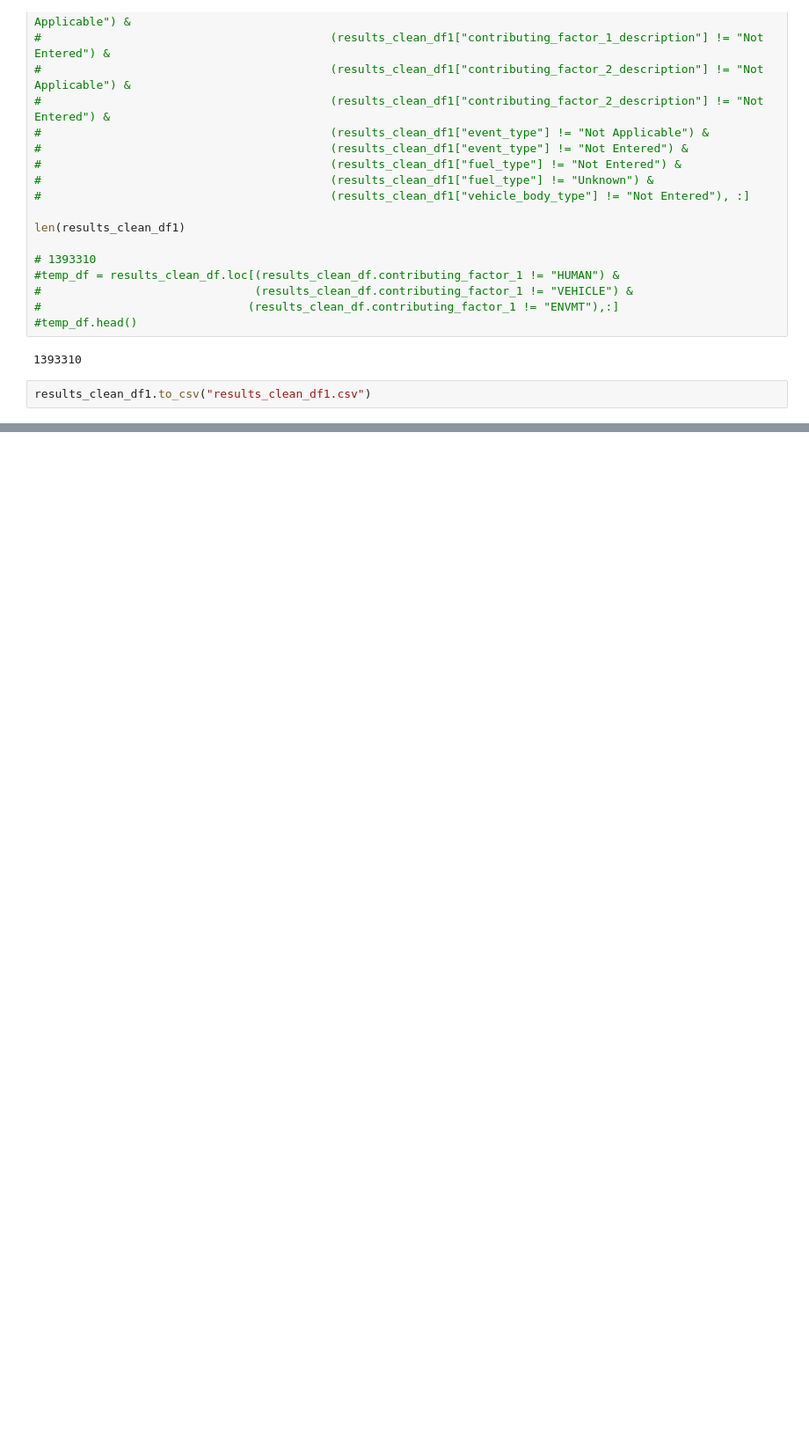
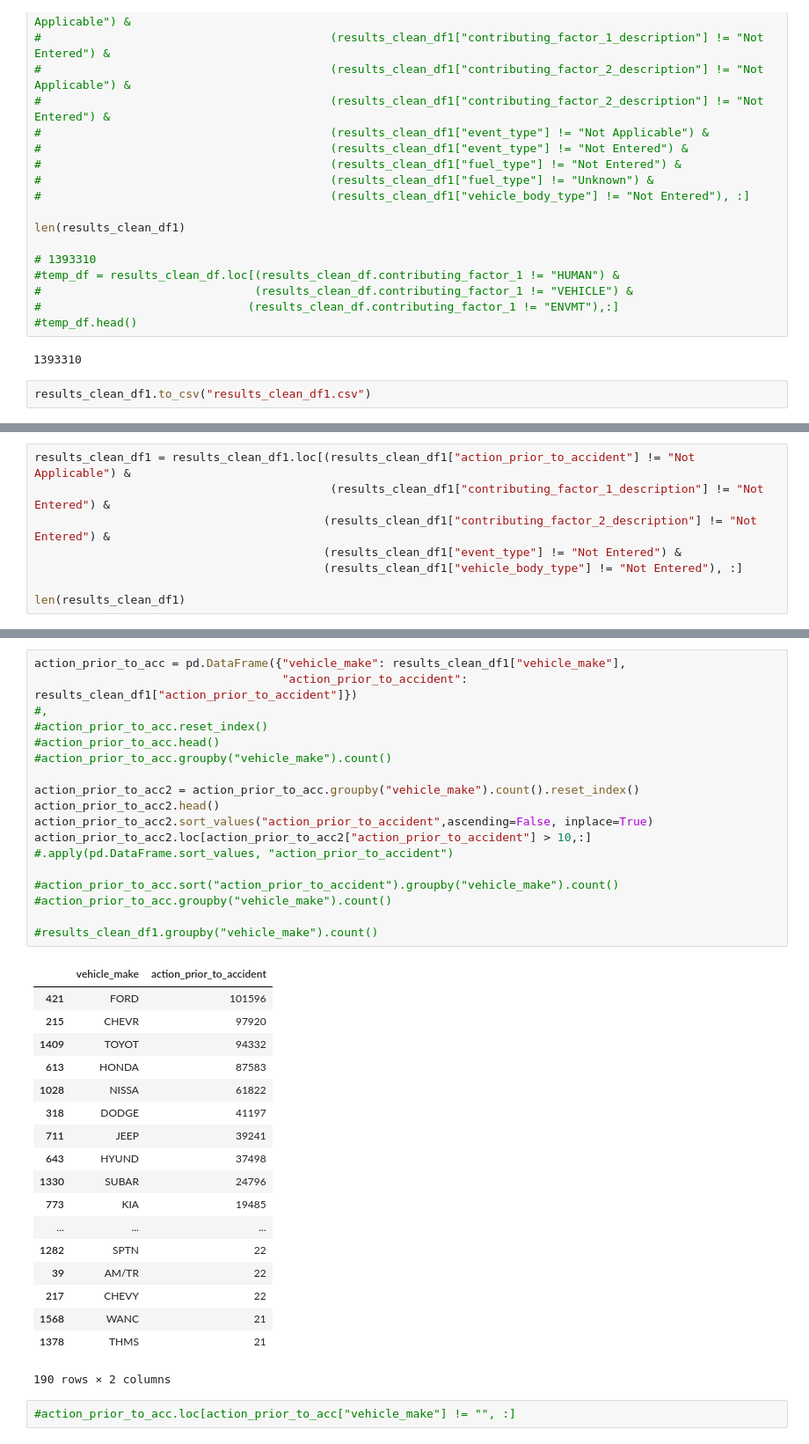
Before and after one commit to hdhawan/Project01_GitHub, a Jupyter notebook: Harshit/project01_version0_1.ipynb, the cells around one changed output, grey strips where cells are left out. Shown at 88% size. Saved outputs shown, nothing was run; the diff lists cells and outputs as text; blank space fills up the shorter version.

Commit message:
Add files via upload
Changes made as-of 12/19.
Updated to cleanse more data and added groupy function to identify car make where accidents were more than 20 in a span of 3yrs.

```diff
--- a/Harshit/project01_version0_1.ipynb
+++ b/Harshit/project01_version0_1.ipynb
@@ -108,0 +118,8 @@ results_clean_df1.to_csv("results_clean_df1.csv")
+# %%
+results_clean_df1 = results_clean_df1.loc[(results_clean_df1["action_prior_to_accident"] != "Not Applicable") &
+                                           (results_clean_df1["contributing_factor_1_description"] != "Not Entered") &
+                                          (results_clean_df1["contributing_factor_2_description"] != "Not Entered") &
+                                          (results_clean_df1["event_type"] != "Not Entered") &
+                                          (results_clean_df1["vehicle_body_type"] != "Not Entered"), :]
+
+len(results_clean_df1)
@@ -108,0 +139,39 @@ results_clean_df1.to_csv("results_clean_df1.csv")
+# %%
+action_prior_to_acc = pd.DataFrame({"vehicle_make": results_clean_df1["vehicle_make"],
+                                    "action_prior_to_accident": results_clean_df1["action_prior_to_accident"]})
+#,
+#action_prior_to_acc.reset_index()
+#action_prior_to_acc.head()
+#action_prior_to_acc.groupby("vehicle_make").count()
+
+action_prior_to_acc2 = action_prior_to_acc.groupby("vehicle_make").count().reset_index()
+action_prior_to_acc2.head()
+action_prior_to_acc2.sort_values("action_prior_to_accident",ascending=False, inplace=True)
+action_prior_to_acc2.loc[action_prior_to_acc2["action_prior_to_accident"] > 10,:]
+#.apply(pd.DataFrame.sort_values, "action_prior_to_accident")
+
+#action_prior_to_acc.sort("action_prior_to_accident").groupby("vehicle_make").count()
+#action_prior_to_acc.groupby("vehicle_make").count()
+
+#results_clean_df1.groupby("vehicle_make").count()
+# %% [output]
+|  | vehicle_make | action_prior_to_accident |
+| 421 | FORD | 101596 |
+| 215 | CHEVR | 97920 |
+| 1409 | TOYOT | 94332 |
+| 613 | HONDA | 87583 |
+| 1028 | NISSA | 61822 |
+| 318 | DODGE | 41197 |
+| 711 | JEEP | 39241 |
+| 643 | HYUND | 37498 |
+| 1330 | SUBAR | 24796 |
+| 773 | KIA | 19485 |
+| ... | ... | ... |
+| 1282 | SPTN | 22 |
+| 39 | AM/TR | 22 |
+| 217 | CHEVY | 22 |
+| 1568 | WANC | 21 |
+| 1378 | THMS | 21 |
+190 rows × 2 columns
+# %%
+#action_prior_to_acc.loc[action_prior_to_acc["vehicle_make"] != "", :]
```
Also changed, not shown: parts of 5 cells of this notebook.
